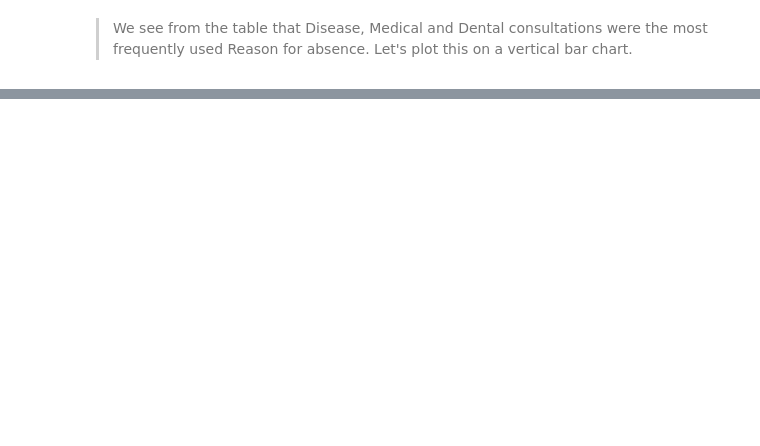
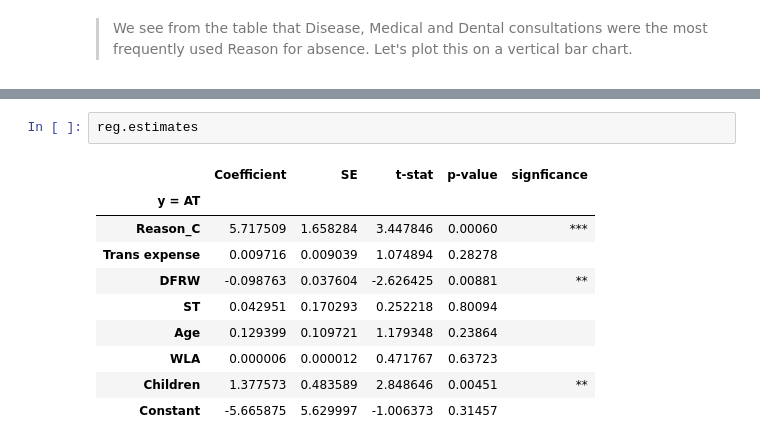
Before and after one commit to jentche/Emmanuel_Python_Lessons, a Jupyter notebook: Final Project/Absenteeism at work.ipynb, the cells around one changed output, grey strips where cells are left out. Saved outputs shown, nothing was run; the diff lists cells and outputs as text; blank space fills up the shorter version.

```diff
--- a/Final Project/Absenteeism at work.ipynb
+++ b/Final Project/Absenteeism at work.ipynb
@@ -657,0 +420,13 @@ def joint_f_error(self):
+# %%
+reg.estimates
+# %% [output]
+|  | Coefficient | SE | t-stat | p-value | signficance |
+| y = AT |  |  |  |  |  |
+| Reason_C | 5.717509 | 1.658284 | 3.447846 | 0.00060 | *** |
+| Trans expense | 0.009716 | 0.009039 | 1.074894 | 0.28278 |  |
+| DFRW | -0.098763 | 0.037604 | -2.626425 | 0.00881 | ** |
+| ST | 0.042951 | 0.170293 | 0.252218 | 0.80094 |  |
+| Age | 0.129399 | 0.109721 | 1.179348 | 0.23864 |  |
+| WLA | 0.000006 | 0.000012 | 0.471767 | 0.63723 |  |
+| Children | 1.377573 | 0.483589 | 2.848646 | 0.00451 | ** |
+| Constant | -5.665875 | 5.629997 | -1.006373 | 0.31457 |  |
```
Also changed, not shown: parts of 16 cells of this notebook.
